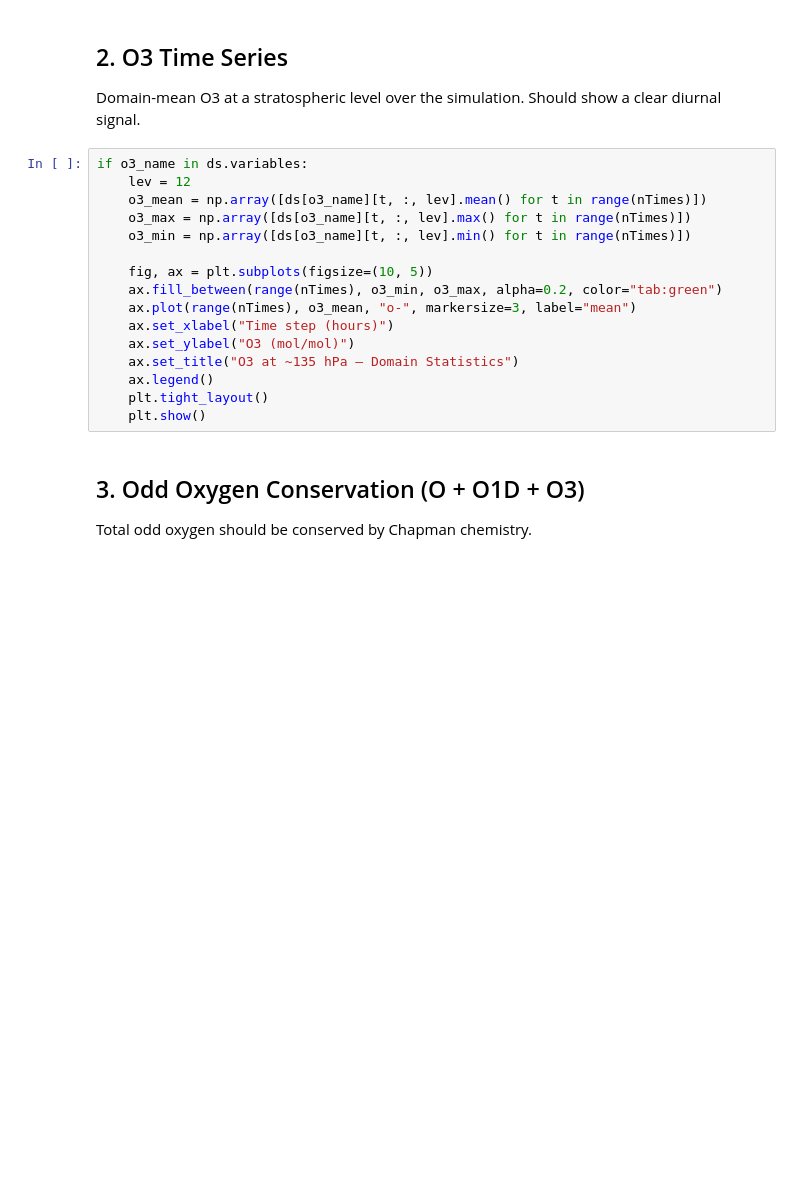
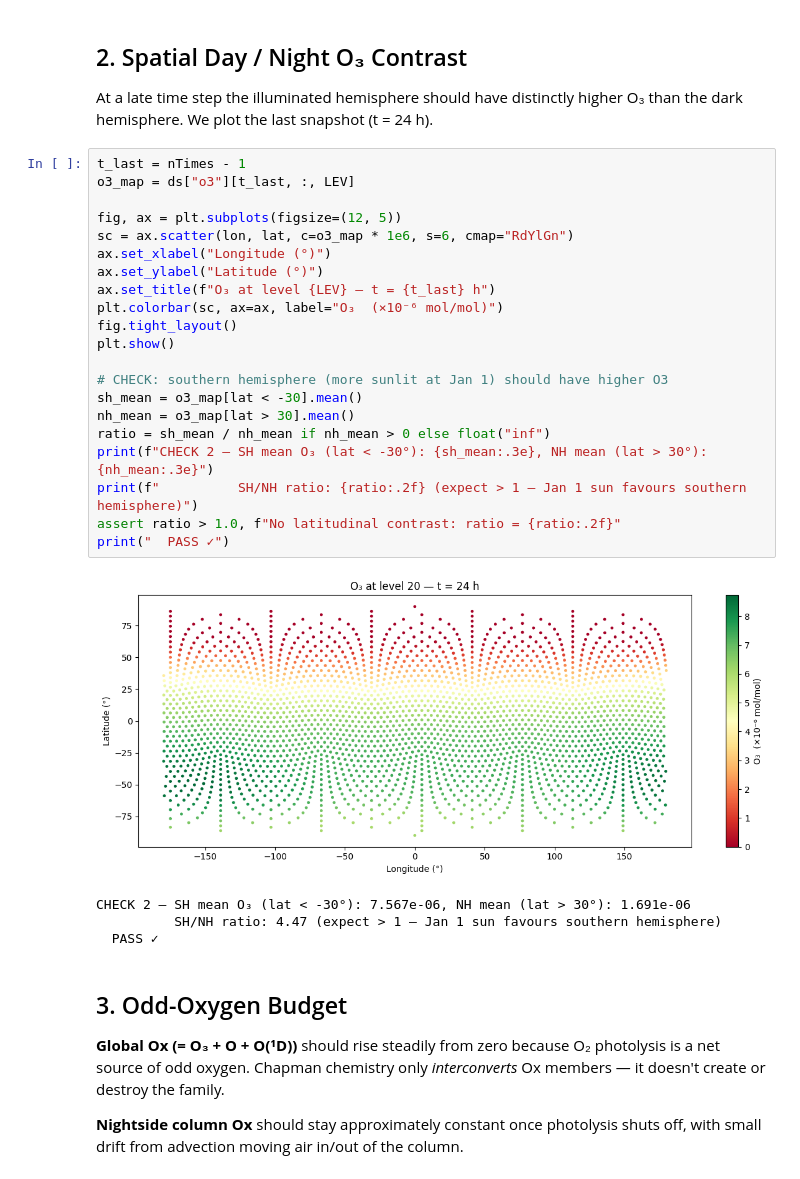
Before and after one commit to mattldawson/MPAS-Model, a Jupyter notebook: verification/phase02_chapman.ipynb, the cells around one changed output. Saved outputs shown, nothing was run; the diff lists cells and outputs as text; blank space fills up the shorter version.

```diff
--- a/verification/phase02_chapman.ipynb
+++ b/verification/phase02_chapman.ipynb
@@ -47,26 +93,41 @@ else:
 # %% [markdown]
-## 2. O3 Time Series
+## 2. Spatial Day / Night O₃ Contrast
 
-Domain-mean O3 at a stratospheric level over the simulation.
-Should show a clear diurnal signal.
+At a late time step the illuminated hemisphere should have distinctly
+higher O₃ than the dark hemisphere.  We plot the last snapshot (t = 24 h).
 # %%
-if o3_name in ds.variables:
-    lev = 12
-    o3_mean = np.array([ds[o3_name][t, :, lev].mean() for t in range(nTimes)])
-    o3_max = np.array([ds[o3_name][t, :, lev].max() for t in range(nTimes)])
-    o3_min = np.array([ds[o3_name][t, :, lev].min() for t in range(nTimes)])
+t_last = nTimes - 1
+o3_map = ds["o3"][t_last, :, LEV]
 
-    fig, ax = plt.subplots(figsize=(10, 5))
-    ax.fill_between(range(nTimes), o3_min, o3_max, alpha=0.2, color="tab:green")
-    ax.plot(range(nTimes), o3_mean, "o-", markersize=3, label="mean")
-    ax.set_xlabel("Time step (hours)")
-    ax.set_ylabel("O3 (mol/mol)")
-    ax.set_title("O3 at ~135 hPa — Domain Statistics")
-    ax.legend()
-    plt.tight_layout()
-    plt.show()
+fig, ax = plt.subplots(figsize=(12, 5))
+sc = ax.scatter(lon, lat, c=o3_map * 1e6, s=6, cmap="RdYlGn")
+ax.set_xlabel("Longitude (°)")
+ax.set_ylabel("Latitude (°)")
+ax.set_title(f"O₃ at level {LEV} — t = {t_last} h")
+plt.colorbar(sc, ax=ax, label="O₃  (×10⁻⁶ mol/mol)")
+fig.tight_layout()
+plt.show()
+
+# CHECK: southern hemisphere (more sunlit at Jan 1) should have higher O3
+sh_mean = o3_map[lat < -30].mean()
+nh_mean = o3_map[lat > 30].mean()
+ratio = sh_mean / nh_mean if nh_mean > 0 else float("inf")
+print(f"CHECK 2 — SH mean O₃ (lat < -30°): {sh_mean:.3e}, NH mean (lat > 30°): {nh_mean:.3e}")
+print(f"          SH/NH ratio: {ratio:.2f} (expect > 1 — Jan 1 sun favours southern hemisphere)")
+assert ratio > 1.0, f"No latitudinal contrast: ratio = {ratio:.2f}"
+print("  PASS ✓")
+# %% [output]
+[figure, added]
+CHECK 2 — SH mean O₃ (lat < -30°): 7.567e-06, NH mean (lat > 30°): 1.691e-06
+          SH/NH ratio: 4.47 (expect > 1 — Jan 1 sun favours southern hemisphere)
+  PASS ✓
 # %% [markdown]
-## 3. Odd Oxygen Conservation (O + O1D + O3)
+## 3. Odd-Oxygen Budget
 
-Total odd oxygen should be conserved by Chapman chemistry.
+**Global Ox (= O₃ + O + O(¹D))** should rise steadily from zero because O₂
+photolysis is a net source of odd oxygen. Chapman chemistry only *interconverts*
+Ox members — it doesn't create or destroy the family.
+
+**Nightside column Ox** should stay approximately constant once photolysis shuts
+off, with small drift from advection moving air in/out of the column.
 # %%
```
Also changed, not shown: parts of 5 cells of this notebook.
